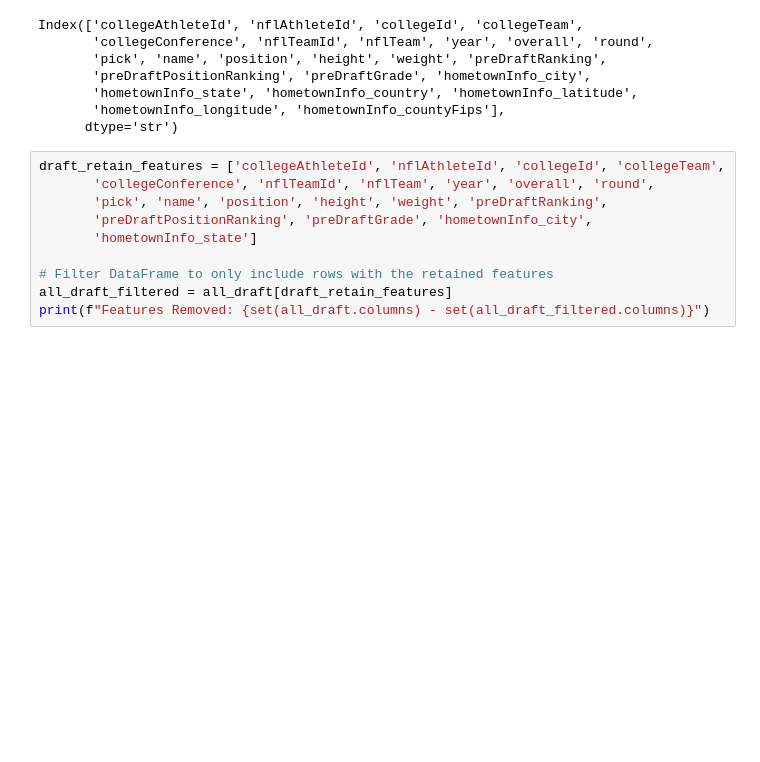
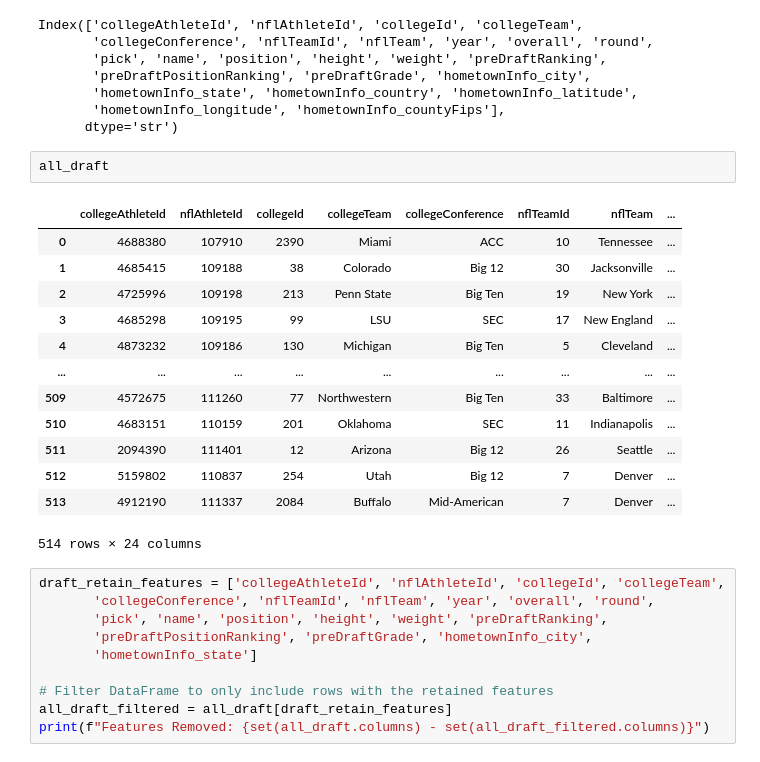
Before and after one commit to rya000667/public-fantast-football-analytics, a Jupyter notebook: explore-college-data.ipynb, the cells around one changed output. Drawn from its saved outputs; the diff is of its cells as text; blank space fills up the shorter version.

```diff
--- a/explore-college-data.ipynb
+++ b/explore-college-data.ipynb
@@ -216,6 +216,22 @@ Index(['collegeAthleteId', 'nflAthleteId', 'collegeId', 'collegeTeam',
        'hometownInfo_state', 'hometownInfo_country', 'hometownInfo_latitude',
        'hometownInfo_longitude', 'hometownInfo_countyFips'],
       dtype='str')
+# %%
+all_draft
+# %% [output]
+|  | collegeAthleteId | nflAthleteId | collegeId | collegeTeam | collegeConference | nflTeamId | nflTeam | ... |
+| 0 | 4688380 | 107910 | 2390 | Miami | ACC | 10 | Tennessee | ... |
+| 1 | 4685415 | 109188 | 38 | Colorado | Big 12 | 30 | Jacksonville | ... |
+| 2 | 4725996 | 109198 | 213 | Penn State | Big Ten | 19 | New York | ... |
+| 3 | 4685298 | 109195 | 99 | LSU | SEC | 17 | New England | ... |
+| 4 | 4873232 | 109186 | 130 | Michigan | Big Ten | 5 | Cleveland | ... |
+| ... | ... | ... | ... | ... | ... | ... | ... | ... |
+| 509 | 4572675 | 111260 | 77 | Northwestern | Big Ten | 33 | Baltimore | ... |
+| 510 | 4683151 | 110159 | 201 | Oklahoma | SEC | 11 | Indianapolis | ... |
+| 511 | 2094390 | 111401 | 12 | Arizona | Big 12 | 26 | Seattle | ... |
+| 512 | 5159802 | 110837 | 254 | Utah | Big 12 | 7 | Denver | ... |
+| 513 | 4912190 | 111337 | 2084 | Buffalo | Mid-American | 7 | Denver | ... |
+514 rows × 24 columns
 # %%
 draft_retain_features = ['collegeAthleteId', 'nflAthleteId', 'collegeId', 'collegeTeam',
        'collegeConference', 'nflTeamId', 'nflTeam', 'year', 'overall', 'round',
```
Also changed, not shown: parts of 1 cell of this notebook, 2 other files.
